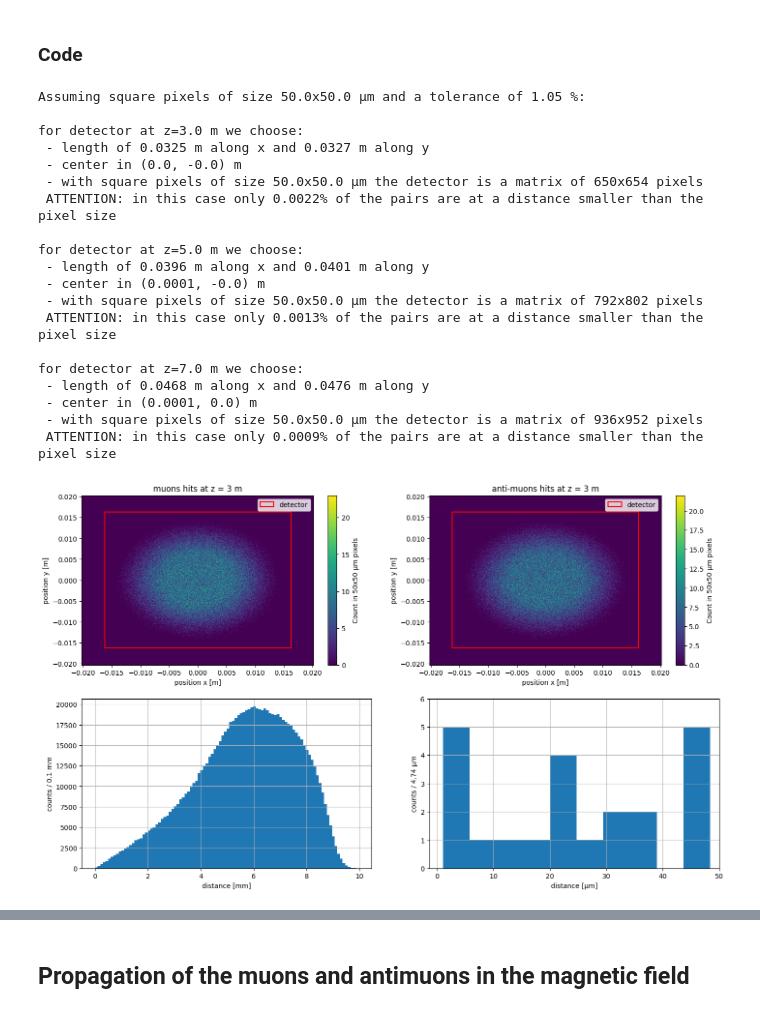
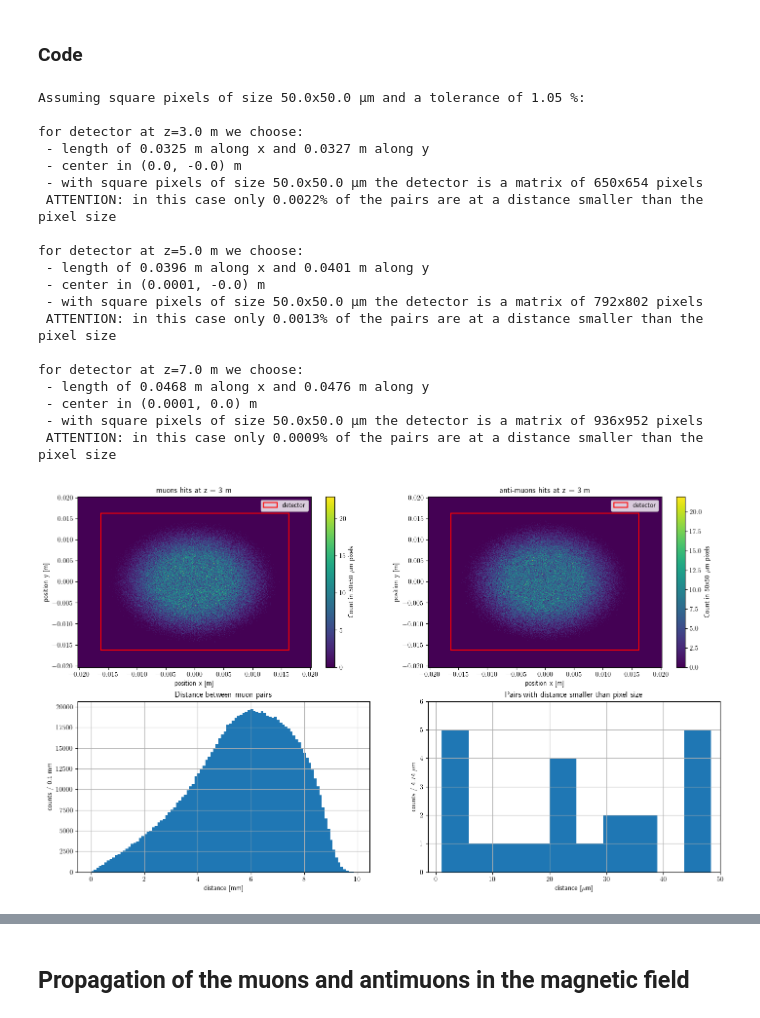
Before and after one commit to NicoloSalimbeni/muon_production_project, a Jupyter notebook: group_13_project.ipynb, the cells around one changed output, grey strips where cells are left out. Saved outputs shown, nothing was run; the diff lists cells and outputs as text; code cells hidden in the pictures.

```diff
--- a/group_13_project.ipynb
+++ b/group_13_project.ipynb
@@ -324,7 +324,7 @@ for z_pos, data in  r_upstream_positions.items():
     hist = ax.hist2d(df_positions["x"],df_positions["y"],bins=get_edges(pixel_length, x_center, y_center, x_length, y_length), cmap = "viridis")
     cbar = fig.colorbar(hist[3], ax=ax, cmap="viridis")
     pixel_length_label = round(pixel_length*1e6)
-    cbar.set_label('Count in {}x{} μm pixels'.format(pixel_length_label, pixel_length_label))
+    cbar.set_label(r'Count in {}x{} $\mu$m pixels'.format(pixel_length_label, pixel_length_label))
     ax.set_xlabel("position x [m]")
     ax.set_ylabel("position y [m]")
     ax.set_title("hits at z = {} m".format(data["z"][0]))
@@ -393,7 +393,7 @@ for z_new, data_dic in  r_downstream__muons_positions.items():
     for a, hist, label in zip(ax[0],histograms_2d, labels):
         cbar = fig.colorbar(hist[3], ax=a, cmap="viridis")
         pixel_length_label = round(pixel_length*1e6)
-        cbar.set_label('Count in {}x{} μm pixels'.format(pixel_length_label,pixel_length_label))
+        cbar.set_label(r'Count in {}x{} $\mu$m pixels'.format(pixel_length_label,pixel_length_label))
         a.set_xlabel("position x [m]")
         a.set_ylabel("position y [m]")
         a.set_title("{} hits at z = {} m".format(label, z_new))
@@ -414,34 +414,37 @@ for z_new, data_dic in  r_downstream__muons_positions.items():
     ax[1,1].set_yticks(range( int(hist_dist_lost[0].max())+2))
 
     ax[1,0].set_xlabel("distance [mm]")
-    ax[1,1].set_xlabel("distance [μm]")
+    ax[1,1].set_xlabel(r"distance [$\mu$m]")
 
     ax[1,0].grid(True)
     ax[1,1].grid(True)
 
     ax[1,0].set_ylabel("counts / {} mm".format(round(hist_dist[1][1]-hist_dist[1][0],2)))
-    ax[1,1].set_ylabel("counts / {} μm".format(round(hist_dist_lost[1][1]-hist_dist_lost[1][0],2)))
+    ax[1,1].set_ylabel(r"counts / {} $\mu$m".format(round(hist_dist_lost[1][1]-hist_dist_lost[1][0],2)))
+
+    ax[1,0].set_title("Distance between muon pairs")
+    ax[1,1].set_title("Pairs with distance smaller than pixel size")
 
     fraction_pair_lost = round(np.sum(hist_dist_lost[0])*100/np.sum(hist_dist[0]),6)
     print(" ATTENTION: in this case only {}% of the pairs are at a distance smaller than the pixel size".format(fraction_pair_lost))
 # %% [output]
 Assuming square pixels of size 50.0x50.0 μm and a tolerance of 1.05 %:
 
 for detector at z=3.0 m we choose:
  - length of 0.0325 m along x and 0.0327 m along y
  - center in (0.0, -0.0) m
  - with square pixels of size 50.0x50.0 μm the detector is a matrix of 650x654 pixels
  ATTENTION: in this case only 0.0022% of the pairs are at a distance smaller than the pixel size
 
 for detector at z=5.0 m we choose:
  - length of 0.0396 m along x and 0.0401 m along y
  - center in (0.0001, -0.0) m
  - with square pixels of size 50.0x50.0 μm the detector is a matrix of 792x802 pixels
  ATTENTION: in this case only 0.0013% of the pairs are at a distance smaller than the pixel size
 
 for detector at z=7.0 m we choose:
  - length of 0.0468 m along x and 0.0476 m along y
  - center in (0.0001, 0.0) m
  - with square pixels of size 50.0x50.0 μm the detector is a matrix of 936x952 pixels
  ATTENTION: in this case only 0.0009% of the pairs are at a distance smaller than the pixel size
-[figure, old version]
+[figure, new version]
```
Also changed, not shown: parts of 9 cells of this notebook.
